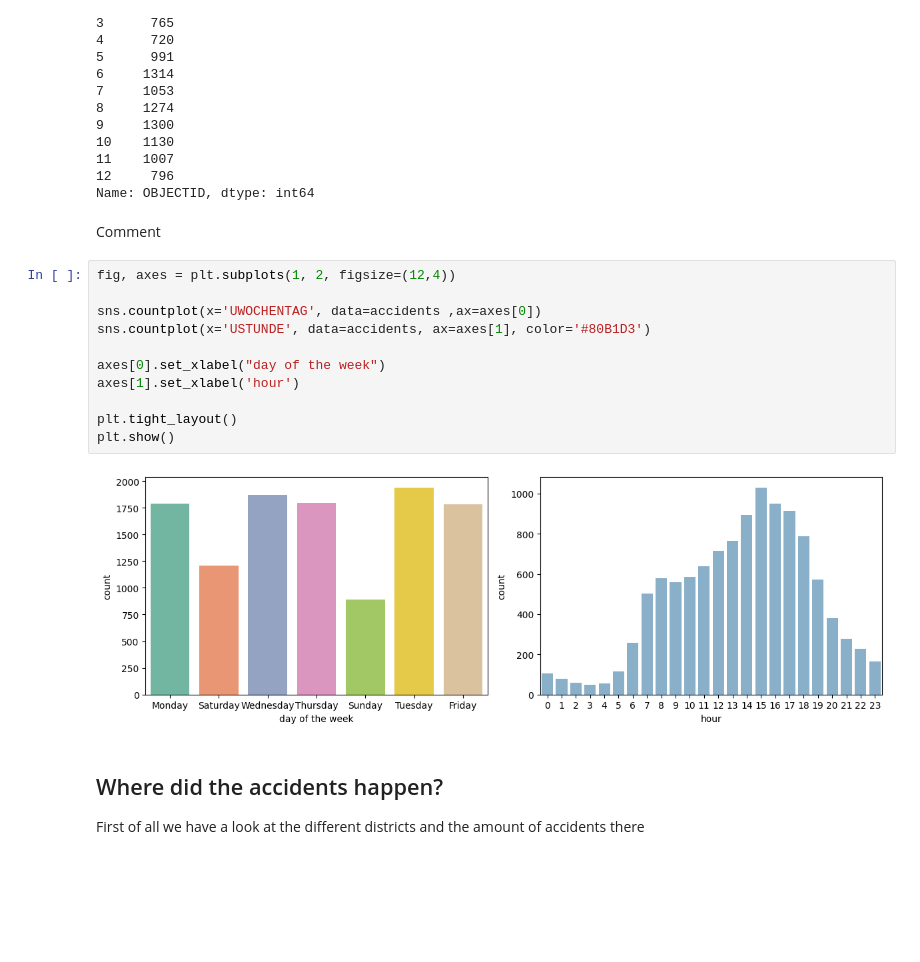
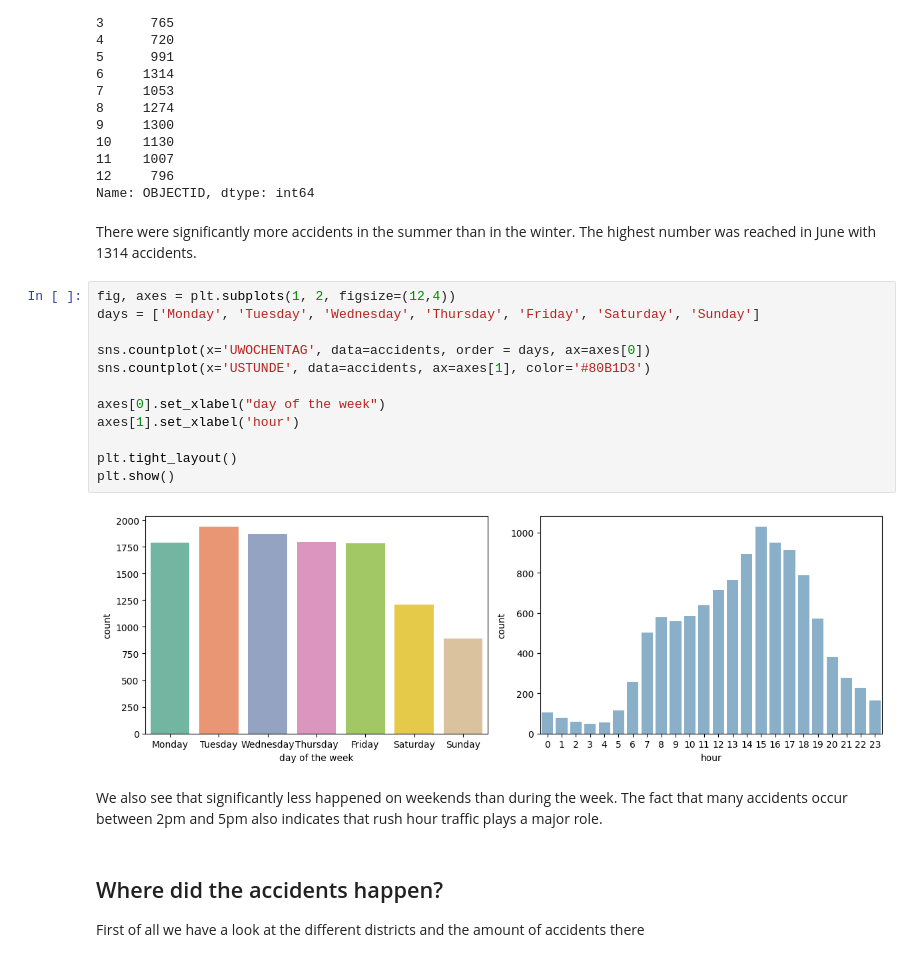
Before and after one commit to helenakohl/2023-amse-template, a Jupyter notebook: project/report.ipynb, the cells around one changed output. Saved outputs shown, nothing was run; the diff lists cells and outputs as text; blank space fills up the shorter version.

```diff
--- a/project/report.ipynb
+++ b/project/report.ipynb
@@ -109,21 +112,24 @@ UMONAT
 11    1007
 12     796
 Name: OBJECTID, dtype: int64
-# %% [markdown]
-Comment
+# %% [markdown]
+There were significantly more accidents in the summer than in the winter. The highest number was reached in June with 1314 accidents.
 # %%
 fig, axes = plt.subplots(1, 2, figsize=(12,4))
+days = ['Monday', 'Tuesday', 'Wednesday', 'Thursday', 'Friday', 'Saturday', 'Sunday']
 
-sns.countplot(x='UWOCHENTAG', data=accidents ,ax=axes[0])
+sns.countplot(x='UWOCHENTAG', data=accidents, order = days, ax=axes[0])
 sns.countplot(x='USTUNDE', data=accidents, ax=axes[1], color='#80B1D3')
 
 axes[0].set_xlabel("day of the week")
 axes[1].set_xlabel('hour')
 
 plt.tight_layout()
 plt.show()
 # %% [output]
-[figure, old version]
+[figure, new version]
+# %% [markdown]
+We also see that significantly less happened on weekends than during the week. The fact that many accidents occur between 2pm and 5pm also indicates that rush hour traffic plays a major role.
 # %% [markdown]
 ## Where did the accidents happen?
 First of all we have a look at the different districts and the amount of accidents there
```
Also changed, not shown: parts of 26 cells of this notebook.
